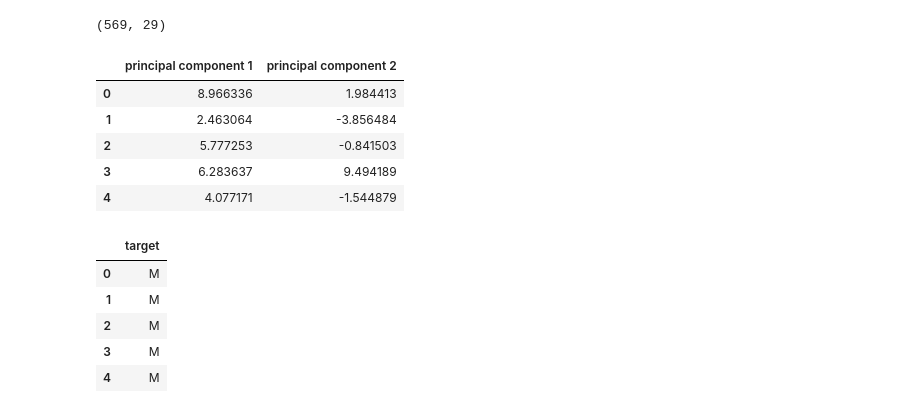
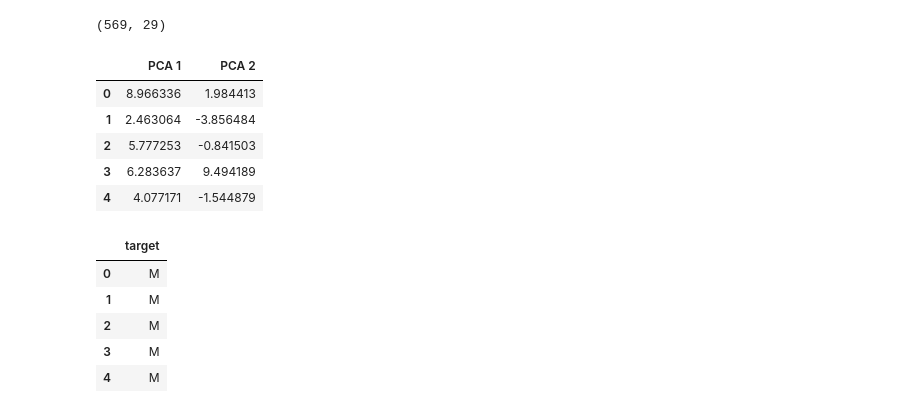
Before and after one commit to RaafiDwi/machine-learning, a Jupyter notebook: UAS/Dimensionality_Reduction_Method_PCA_Method.ipynb, the cells around one changed output. Cells and saved outputs as stored; diff of their text form; code cells hidden in the pictures.

```diff
--- a/UAS/Dimensionality_Reduction_Method_PCA_Method.ipynb
+++ b/UAS/Dimensionality_Reduction_Method_PCA_Method.ipynb
@@ -134,12 +131,12 @@ x.shape
 # %%
 from sklearn.decomposition import PCA
 pca = PCA(n_components=2)
-principalComponents = pca.fit_transform(x)
-principalDf = pd.DataFrame(data = principalComponents
-             , columns = ['principal component 1', 'principal component 2'])
+principalComponentsPCA = pca.fit_transform(x)
+principalDf = pd.DataFrame(data = principalComponentsPCA
+             , columns = ['PCA 1', 'PCA 2'])
 principalDf.head()
 # %% [output]
-|  | principal component 1 | principal component 2 |
+|  | PCA 1 | PCA 2 |
 | 0 | 8.966336 | 1.984413 |
 | 1 | 2.463064 | -3.856484 |
 | 2 | 5.777253 | -0.841503 |
```
Also changed, not shown: parts of 16 cells of this notebook.
